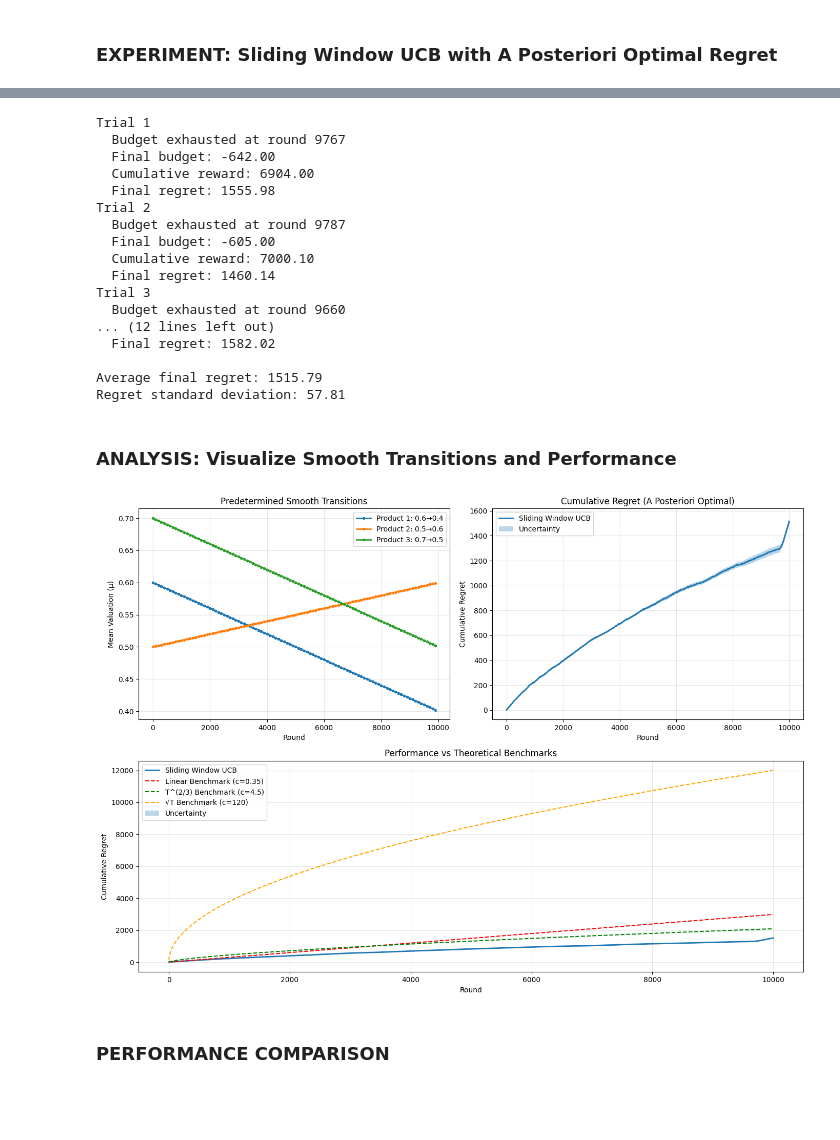
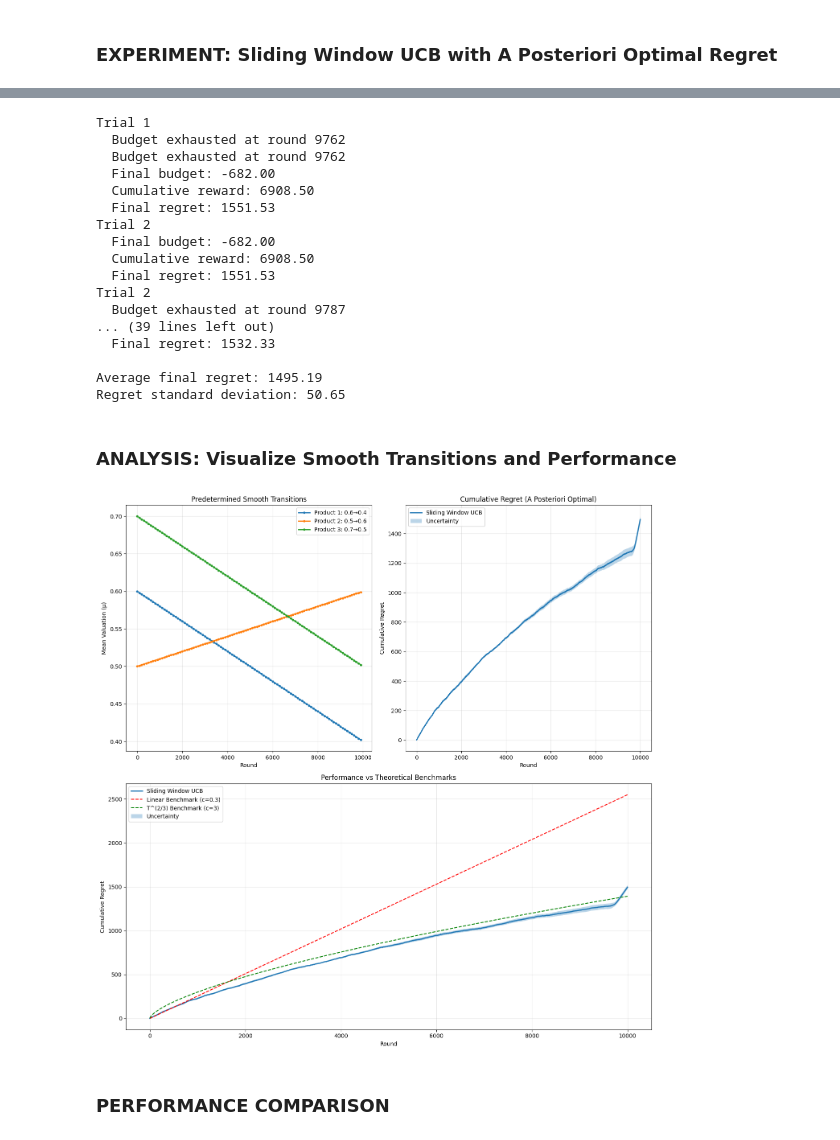
Before and after one commit to matteopasqual02/OLA-2025-project, a Jupyter notebook: R5_Multiple_products_and_slightly_non_stationary_environment.ipynb, the cells around one changed output, grey strips where cells are left out. Drawn from its saved outputs; the diff is of its cells as text; code cells hidden in the pictures; blank space fills up the shorter version.

```diff
--- a/R5_Multiple_products_and_slightly_non_stationary_environment.ipynb
+++ b/R5_Multiple_products_and_slightly_non_stationary_environment.ipynb
@@ -191,7 +191,7 @@ class NonStationaryBuyer:
 This approach trades off some statistical efficiency for adaptability to changing environments.
 # %%
 class SlidingWindowCombinatorial_UCB:
-    def __init__(self, K, B, T, N, window_size=25000, range_factor=1):
+    def __init__(self, K, B, T, N, window_size=2500, range_factor=1):
         """
         Simplified Combinatorial UCB with sliding window for non-stationary environments.
         """
@@ -313,7 +313,7 @@ class SlidingWindowCombinatorial_UCB:
 # Experiment setup
 T = 10000
 B = 16000
-W = 25000  # Sliding window size
+W = 2500  # Sliding window size
 
 P = np.linspace(0, 1, 11)
 K = len(P)
@@ -448,22 +448,22 @@ print(f"\nAverage final regret: {average_regret[-1]:.2f}")
 print(f"Regret standard deviation: {regret_std[-1]:.2f}")
 # %% [output]
 Trial 1
-  Budget exhausted at round 9767
-  Final budget: -642.00
-  Cumulative reward: 6904.00
-  Final regret: 1555.98
+  Budget exhausted at round 9762
+  Budget exhausted at round 9762
+  Final budget: -682.00
+  Cumulative reward: 6908.50
+  Final regret: 1551.53
+Trial 2
+  Final budget: -682.00
+  Cumulative reward: 6908.50
+  Final regret: 1551.53
 Trial 2
   Budget exhausted at round 9787
-  Final budget: -605.00
-  Cumulative reward: 7000.10
-  Final regret: 1460.14
-Trial 3
-  Budget exhausted at round 9660
-... (12 lines left out)
-  Final regret: 1582.02
+... (39 lines left out)
+  Final regret: 1532.33
 
-Average final regret: 1515.79
-Regret standard deviation: 57.81
+Average final regret: 1495.19
+Regret standard deviation: 50.65
 # %% [markdown]
 ### ANALYSIS: Visualize Smooth Transitions and Performance
 # %%
@@ -481,7 +481,7 @@ for t in range(0, T, 100):  # Sample every 100 rounds
 
 transition_mus = np.array(transition_mus)
 
-plt.figure(figsize=(14, 10))
+plt.figure(figsize=(14, 14))
 
 # Plot 1: Smooth μ transitions
 plt.subplot(2, 2, 1)
@@ -516,45 +516,39 @@ plt.subplot(2, 1, 2)
 plt.plot(np.arange(T), average_regret, label='Sliding Window UCB', linewidth=2)
 
 # Linear regret benchmark
-c_linear = 0.35
+c_linear = 0.3
 linear_regret = np.arange(T) * (initial_exp_utility + target_exp_utility) / 2 * c_linear
 plt.plot(np.arange(T), linear_regret,
          label=f'Linear Benchmark (c={c_linear})',
          linestyle='--', color='red')
 
 # T^(2/3) benchmark
 t_vals = np.arange(1, T+1)
-c_23 = 4.5
+c_23 = 3
 benchmark_23 = (t_vals ** (2/3)) * c_23
 plt.plot(np.arange(T), benchmark_23,
          label=f'T^(2/3) Benchmark (c={c_23})',
          linestyle='--', color='green')
 
-# Square root benchmark
-c_sqrt = 120
-sqrt_regret = np.sqrt(t_vals) * c_sqrt
-plt.plot(np.arange(T), sqrt_regret,
-         label=f'√T Benchmark (c={c_sqrt})',
-         linestyle='--', color='orange')
 
 plt.fill_between(
     np.arange(T),
     average_regret - regret_std / np.sqrt(n_trials),
     average_regret + regret_std / np.sqrt(n_trials),
     alpha=0.3,
     label='Uncertainty'
 )
 
 plt.xlabel('Round')
 plt.ylabel('Cumulative Regret')
 plt.title('Performance vs Theoretical Benchmarks')
 plt.legend()
 plt.grid(True, alpha=0.3)
 
 plt.tight_layout()
 plt.show()
 # %% [output]
-[figure, old version]
+[figure, new version]
 # %% [markdown]
 ### PERFORMANCE COMPARISON
 # %%
```
Also changed, not shown: parts of 3 cells of this notebook.
